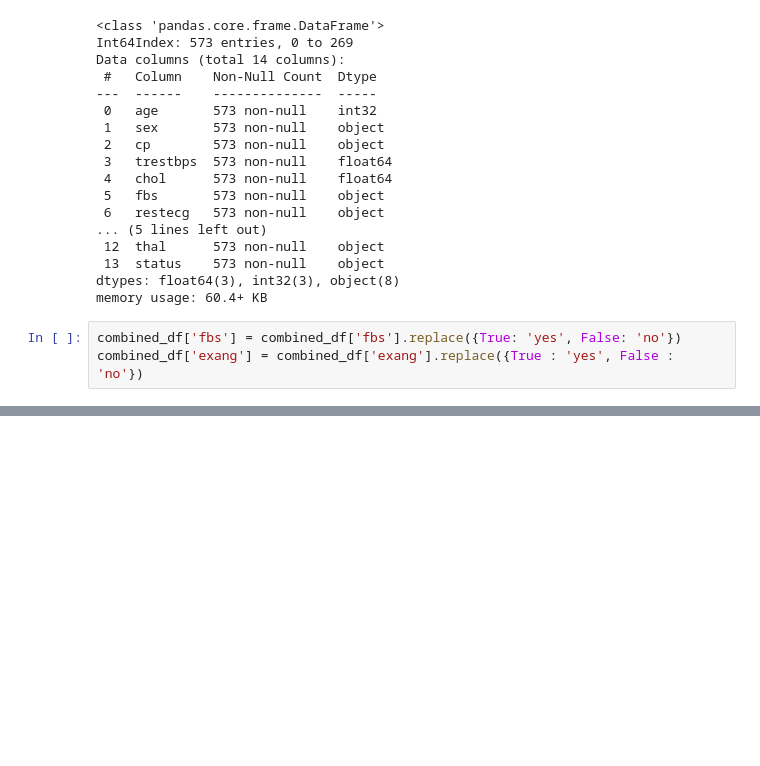
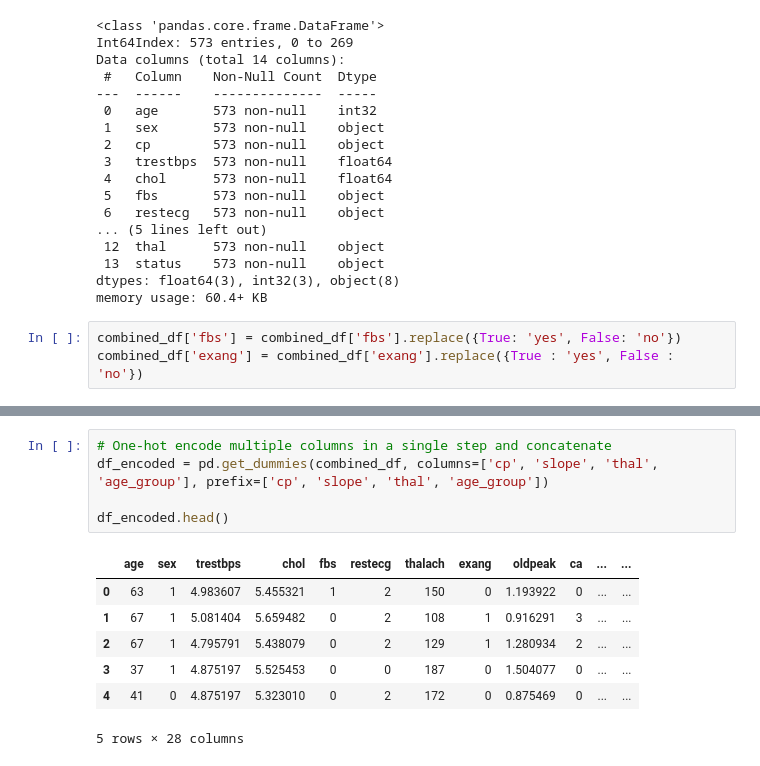
Before and after one commit to Johnnysnipes90/End-to-End-Heart-Disease-Prediction, a Jupyter notebook: Notebooks/Notebook.ipynb, the cells around one changed output, grey strips where cells are left out. Drawn from its saved outputs; the diff is of its cells as text; blank space fills up the shorter version.

```diff
--- a/Notebooks/Notebook.ipynb
+++ b/Notebooks/Notebook.ipynb
@@ -382,0 +450,13 @@ combined_df['exang'] = combined_df['exang'].replace({True : 'yes', False : 'no'}
+# %%
+# One-hot encode multiple columns in a single step and concatenate
+df_encoded = pd.get_dummies(combined_df, columns=['cp', 'slope', 'thal', 'age_group'], prefix=['cp', 'slope', 'thal', 'age_group'])
+
+df_encoded.head()
+# %% [output]
+|  | age | sex | trestbps | chol | fbs | restecg | thalach | exang | oldpeak | ca | ... | ... |
+| 0 | 63 | 1 | 4.983607 | 5.455321 | 1 | 2 | 150 | 0 | 1.193922 | 0 | ... | ... |
+| 1 | 67 | 1 | 5.081404 | 5.659482 | 0 | 2 | 108 | 1 | 0.916291 | 3 | ... | ... |
+| 2 | 67 | 1 | 4.795791 | 5.438079 | 0 | 2 | 129 | 1 | 1.280934 | 2 | ... | ... |
+| 3 | 37 | 1 | 4.875197 | 5.525453 | 0 | 0 | 187 | 0 | 1.504077 | 0 | ... | ... |
+| 4 | 41 | 0 | 4.875197 | 5.323010 | 0 | 2 | 172 | 0 | 0.875469 | 0 | ... | ... |
+5 rows × 28 columns
```
Also changed, not shown: parts of 8 cells of this notebook, 4 other files.
